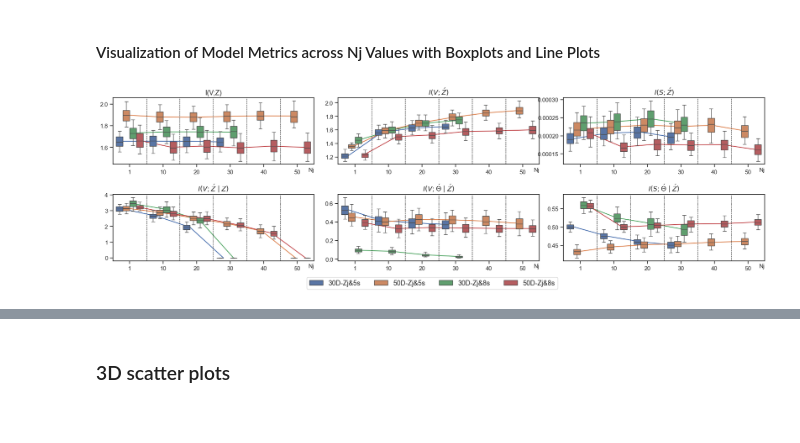
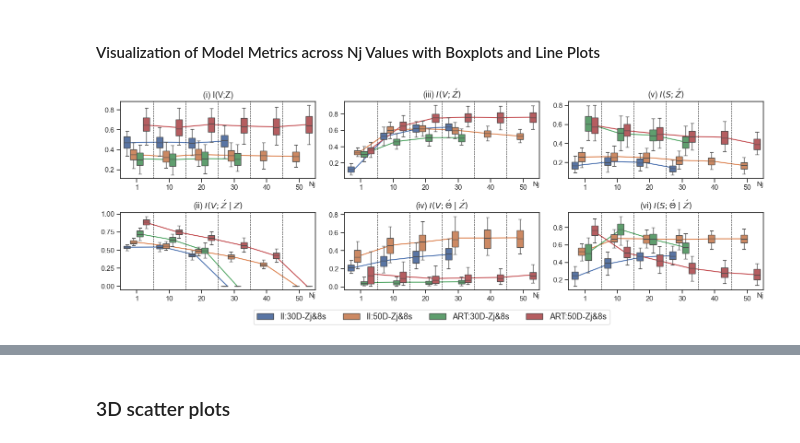
Before and after one commit to JunetaeKim/VABAM, a Jupyter notebook: VisualizationMetrics.ipynb, the cells around one changed output, grey strips where cells are left out. Drawn from its saved outputs; the diff is of its cells as text; code cells hidden in the pictures.

```diff
--- a/VisualizationMetrics.ipynb
+++ b/VisualizationMetrics.ipynb
@@ -41,7 +41,7 @@ def add_underbrace(ax, center, text, width=2.0, height=0.2, y_offset=-0.15):
     ax.add_patch(arc)
 
     # Add the label text under the arc, disable clipping
-    text_artist = ax.text(center, y_offset - (height / 2)-0.1, text, ha='center', va='top', fontsize=12)
+    text_artist = ax.text(center, y_offset - (height / 2)-0.02, text, ha='center', va='top', fontsize=12)
     text_artist.set_clip_on(False)
 # %% [markdown]
 ### Aggregation of Mutual Information Tables for Model Evaluation
@@ -98,7 +109,7 @@ IITabList = ['BaseVAE_II_30',   'ConVAE_II_30', 'SKZ_II_30_500', 'SKZ_II_30_800'
 
 
 # Define a list of analytical metrics
-AnalMetricList = ['(1) I(V;Z)', '(2) $I(V; \\acute{Z} \\mid Z)$']
+AnalMetricList = ['(7) MAPE', '(8) FQI', '(i) I(V;Z)', '(ii) $I(V; \\acute{Z} \\mid Z)$']
 
 # Initialize a dictionary for renaming models
 ModelRename = {}
@@ -111,6 +122,6 @@ for model in MItableSet['Model'].unique():
 
     # Special renaming condition for models containing 'Base'
     if 'Base' in model:
-        ModelRename[model] = 'B-VAE'
+        ModelRename[model] = 'B-VAE_' +  ModelRename[model].split('_')[1]
 # %%
 # Set the table list for analysis and determine the NZ (New Zealand) list based on the first item in the list
@@ -423,12 +453,12 @@ TableList = os.listdir('./EvalResults/Tables/')
 BMtableList = os.listdir('./Benchmarks/EvalResults/Tables/')
 
 # Filter tables containing 'MI' in their names
-MItableList = [tab for tab in TableList if 'MI' in tab]
-BMMItableList = [tab for tab in BMtableList if 'MI' in tab]
+MItableList = [tab for tab in TableList if 'MI_' in tab and 'FC1.0' in tab]
+BMMItableList = [tab for tab in BMtableList if 'MI_' in tab]
 
 # Function to extract Nj value from filename
 def ExtractNj(Filename):
-    Match = re.search(r'Nj(\d+)\.', Filename)
+    Match = re.search(r'Nj(\d+)\_', Filename)
     return int(Match.group(1)) if Match else None
 
 # Initialize DataFrames for ART and II MI tables
@@ -451,16 +481,18 @@ SZKFC_II_MIs = IIMItableSet[IIMItableSet['Model'].str.contains('SKZFC')].reset_i
 SZKFC_ART_MIs = ARTMItableSet[ARTMItableSet['Model'].str.contains('SKZFC')].reset_index(drop=True).copy()
 
 SZKFC_ART_MIs['ModelNj'] = SZKFC_ART_MIs['Model'].str[6:] + '_Nj' + SZKFC_ART_MIs['Nj'].astype('str')
-SZKFC_ART_MIs['Model'] = SZKFC_ART_MIs['Model'].str[10:12] + 'D-Zj&' + SZKFC_ART_MIs['Model'].str[13:14] + 's'
+SZKFC_ART_MIs['Model'] = 'ART:'  + SZKFC_ART_MIs['Model'].str[10:12] + 'D-Zj&' + SZKFC_ART_MIs['Model'].str[13:14] + 's'
 
 SZKFC_II_MIs['ModelNj'] = SZKFC_II_MIs['Model'].str[6:] + '_Nj' + SZKFC_II_MIs['Nj'].astype('str')
-SZKFC_II_MIs['Model'] = SZKFC_II_MIs['Model'].str[9:11] + 'D-Zj&' + SZKFC_II_MIs['Model'].str[12:13] + 's'
+SZKFC_II_MIs['Model'] = 'II:' +  SZKFC_II_MIs['Model'].str[9:11] + 'D-Zj&' + SZKFC_II_MIs['Model'].str[12:13] + 's'
 # %% [markdown]
 #### Visualization of Model Metrics across Nj Values with Boxplots and Line Plots
 # %%
 # Initialize variables for plotting
-AnalMItableEval = SZKFC_ART_MIs  # Replace with SZKFC_ART_MIs or SZKFC_II_MIs as needed
-SaveName = 'ART' #ART
+#AnalMItableEval = SZKFC_II_MIs  # Replace with SZKFC_ART_MIs or SZKFC_II_MIs as needed
+AnalMItableEval = pd.concat([SZKFC_II_MIs, SZKFC_ART_MIs]).reset_index(drop=True)
+AnalMItableEval = AnalMItableEval[AnalMItableEval['Model'].str.contains('8s')]
+AnalMItableEval['Values'] = AnalMItableEval.groupby('Metrics')['Values'].transform(lambda x: (x - x.min()) / (x.max() - x.min()))
 
 # Calculate global minimum and maximum values for setting y-axis limits
 global_min = AnalMItableEval['Values'].min()
@@ -478,11 +510,12 @@ for i, metric in enumerate(AnalMItableEval['Metrics'].unique()):
     metric_data = AnalMItableEval[AnalMItableEval['Metrics'] == metric]
 
     # Prepare data for plotting
-    all_nj_values = metric_data['Nj'].unique()
+    all_nj_values = np.sort(metric_data['Nj'].unique())
     position_dict = {nj: pos for pos, nj in enumerate(all_nj_values)}
 
     xmove = -0.2
     for j, model in enumerate(metric_data['Model'].unique()):
+
         model_data = metric_data[metric_data['Model'] == model]
         mean_values = model_data.groupby('Nj')['Values'].mean().reindex(all_nj_values)
 
@@ -491,36 +524,36 @@ for i, metric in enumerate(AnalMItableEval['Metrics'].unique()):
         xmove += 0.15
 
 
     for line_pos in [0.5, 1.5, 2.5, 3.5, 4.5]:
         ax.axvline(x=line_pos, color='black', linestyle='--', linewidth=0.7)
 
     # Box plot overlay and extract legend handles
     bplot = sns.boxplot(data=metric_data, x='Nj', y='Values', hue='Model', ax=ax, showfliers=False, whis=[5, 95])
     if i == 0:
         legend_handles = bplot.get_legend_handles_labels()[0]
 
-    ax.set_title(metric[4:], fontsize=13)  # Set subplot titles
+    ax.set_title(metric, fontsize=13)  # Set subplot titles
     ax.set_ylabel('')  # Optional: set y-label
     ax.set_xlabel('')  # Remove default x-label
 
     # Extend x-axis limits for text space, set custom x-label
     xlim = ax.get_xlim()
     #ax.set_xlim(xlim[0], xlim[1] + 0.1 * (xlim[1] - xlim[0]))
     ax.text(1.0, -0.12, 'Nj', ha='right', va='bottom', fontsize=11, transform=ax.transAxes)
 
     ax.set_xticks(np.arange(len(all_nj_values)))  # Set custom x-ticks
     ax.set_xticklabels(all_nj_values)  # Set x-tick labels
     ax.legend().set_visible(False)  # Hide individual subplot legends
 
-plt.tight_layout()
-plt.subplots_adjust(bottom=0.2, wspace=0.12, hspace=0.45)  # Adjust subplot parameters for padding
+#plt.tight_layout()
+plt.subplots_adjust(bottom=0.2, wspace=0.15, hspace=0.45)  # Adjust subplot parameters for padding
 
 # Create a unified legend for the figure
 fig.legend(handles=legend_handles, loc='lower center', ncol=len(legend_handles), bbox_to_anchor=(0.5, 0.06), fontsize=13)
 
 # Save and display the plot
-filename = './EvalResults/Figures/BP_ART_Njs.png' if 'ART' in SaveName else './EvalResults/Figures/BP_II_Njs.png'
-plt.savefig(filename, bbox_inches='tight')
+#filename = './EvalResults/Figures/BP_ART_Njs.png' if 'ART' in AnalMItableEval['ModelNj'].values[0] else './EvalResults/Figures/BP_II_Njs.png'
+#plt.savefig(filename, bbox_inches='tight')
 plt.show()
 # %% [output]
-[figure, old version]
+[figure, new version]
```
Also changed, not shown: parts of 21 cells of this notebook.
